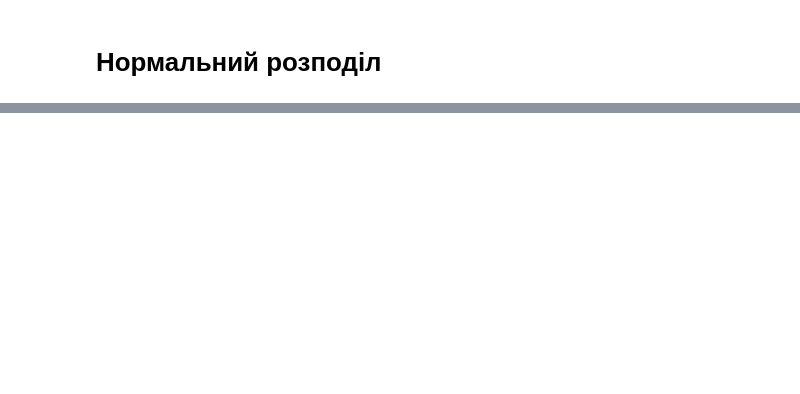
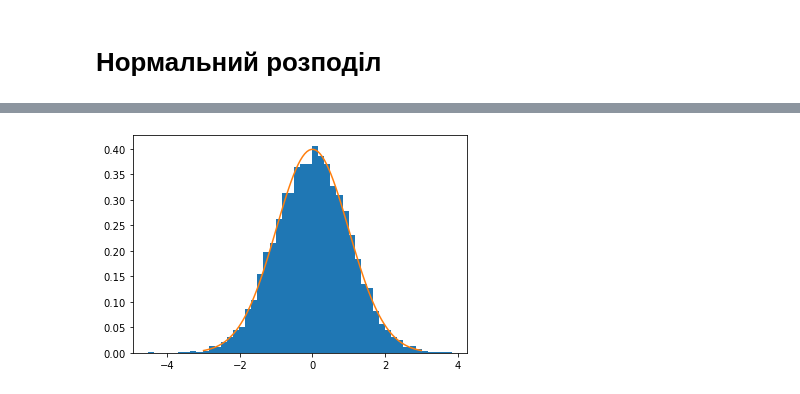
Before and after one commit to advanced-user/PTMS, a Jupyter notebook: Lab3/DistributiveLaws.ipynb, the cells around one changed output, grey strips where cells are left out. Drawn from its saved outputs; the diff is of its cells as text; code cells hidden in the pictures; blank space fills up the shorter version.

```diff
--- a/Lab3/DistributiveLaws.ipynb
+++ b/Lab3/DistributiveLaws.ipynb
@@ -92,0 +136,4 @@ plt.show()
+# %%
+%%time
+
+x = zignor.randn(10**4)
@@ -92,0 +142,8 @@ plt.show()
+# %%
+plt.figure()
+plt.hist(x, bins=50, density=True)
+xx = np.linspace(-3, 3, 100)
+plt.plot(xx, stats.norm.pdf(xx))
+plt.show()
+# %% [output]
+[figure, added]
```
Also changed, not shown: parts of 12 cells of this notebook, 3 other files.
